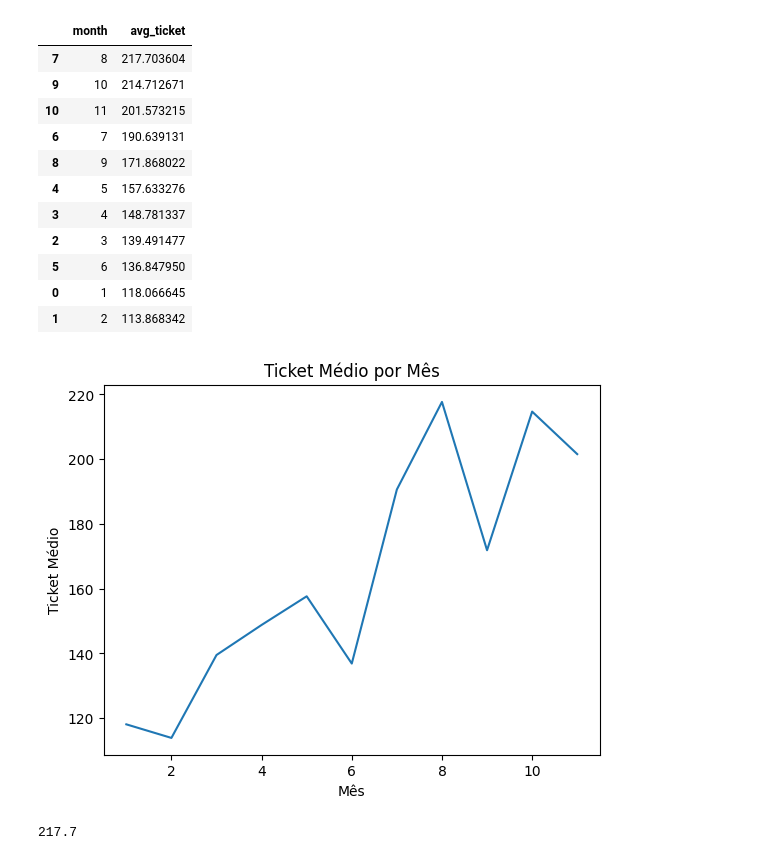
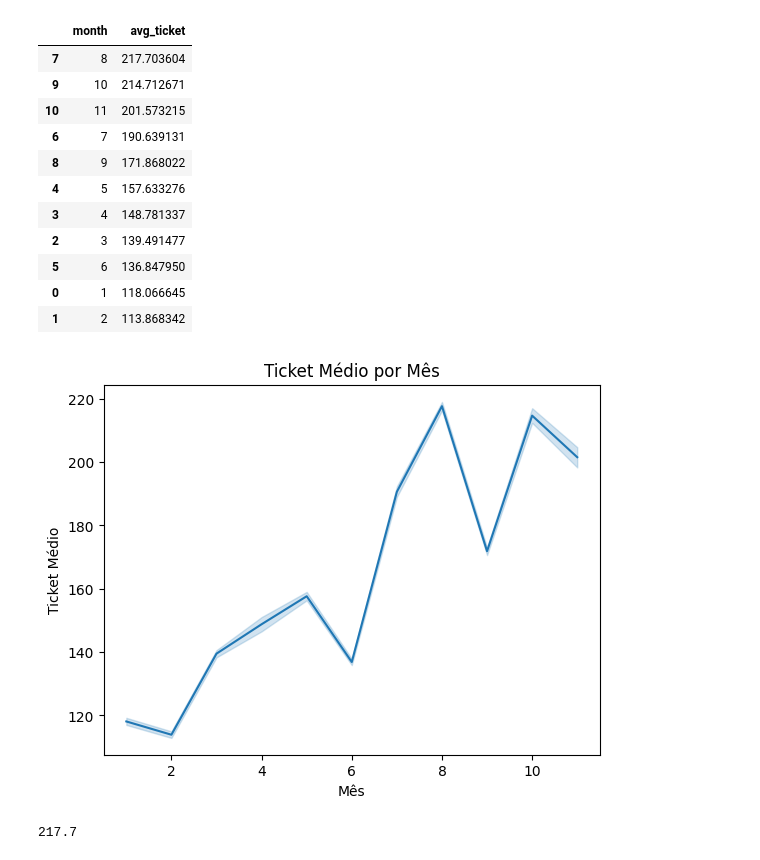
Before and after one commit to alyssonvidal/exercicio_eda, a Jupyter notebook: exercicio.ipynb, the cells around one changed output. Saved outputs shown, nothing was run; the diff lists cells and outputs as text; code cells hidden in the pictures.

```diff
--- a/exercicio.ipynb
+++ b/exercicio.ipynb
@@ -269,13 +317,13 @@ avg_ticket
 | 5 | 6 | 136.847950 |
 | 0 | 1 | 118.066645 |
 | 1 | 2 | 113.868342 |
-# %%
-sns.lineplot(x='month', y='avg_ticket', data=avg_ticket)
-plt.title('Ticket Médio por Mês')
-plt.xlabel('Mês')
-plt.ylabel('Ticket Médio');
-# %% [output]
-[figure, removed]
+# %%
+sns.lineplot(x='month', y='price', data=data)
+plt.title('Ticket Médio por Mês')
+plt.xlabel('Mês')
+plt.ylabel('Ticket Médio');
+# %% [output]
+[figure, added]
 # %%
 # Mês com maior ticket médio
 max_avg_ticket=round(avg_ticket['avg_ticket'].max(),2)
```
Also changed, not shown: parts of 22 cells of this notebook.
